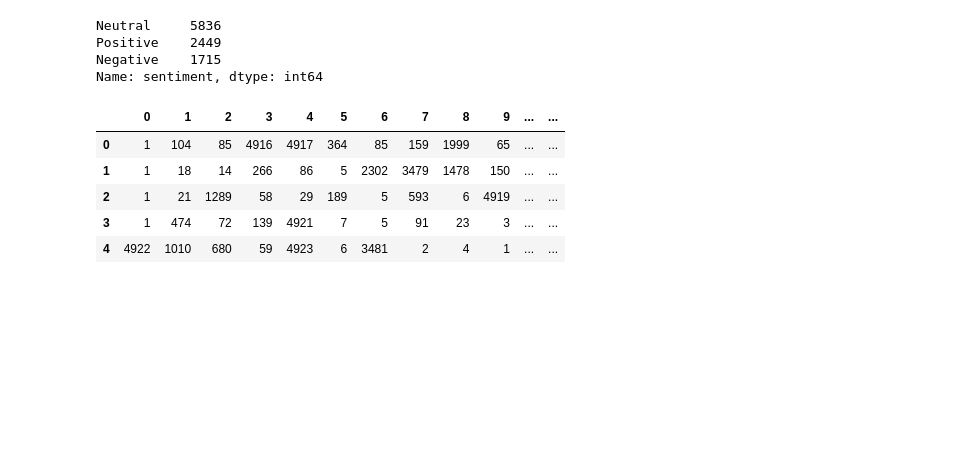
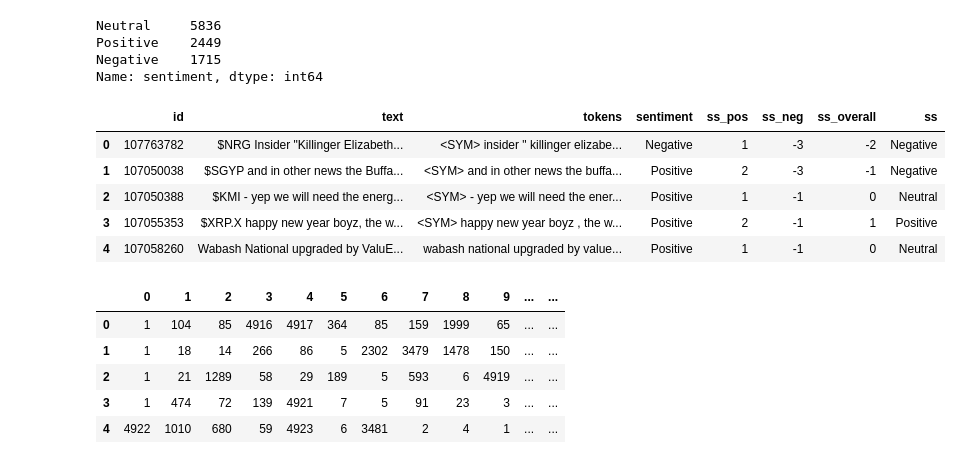
Before and after one commit to lance0108/tensorflow_models, a Jupyter notebook: DL5_biLSTM.ipynb, the cells around one changed output. Cells and saved outputs as stored; diff of their text form; code cells hidden in the pictures; blank space fills up the shorter version.

```diff
--- a/DL5_biLSTM.ipynb
+++ b/DL5_biLSTM.ipynb
@@ -27,6 +27,15 @@ Neutral     5836
 Positive    2449
 Negative    1715
 Name: sentiment, dtype: int64
+# %%
+df_data.head()
+# %% [output]
+|  | id | text | tokens | sentiment | ss_pos | ss_neg | ss_overall | ss |
+| 0 | 107763782 | $NRG Insider "Killinger Elizabeth... | <SYM> insider " killinger elizabe... | Negative | 1 | -3 | -2 | Negative |
+| 1 | 107050038 | $SGYP and in other news the Buffa... | <SYM> and in other news the buffa... | Positive | 2 | -3 | -1 | Negative |
+| 2 | 107050388 | $KMI - yep we will need the energ... | <SYM> - yep we will need the ener... | Positive | 1 | -1 | 0 | Neutral |
+| 3 | 107055353 | $XRP.X happy new year boyz, the w... | <SYM> happy new year boyz , the w... | Positive | 2 | -1 | 1 | Positive |
+| 4 | 107058260 | Wabash National upgraded by ValuE... | wabash national upgraded by value... | Positive | 1 | -1 | 0 | Neutral |
 # %%
 # Create padded sequences
 max_len = max(map(lambda x: len(x.split(" ")), df_data["tokens"]))
```
